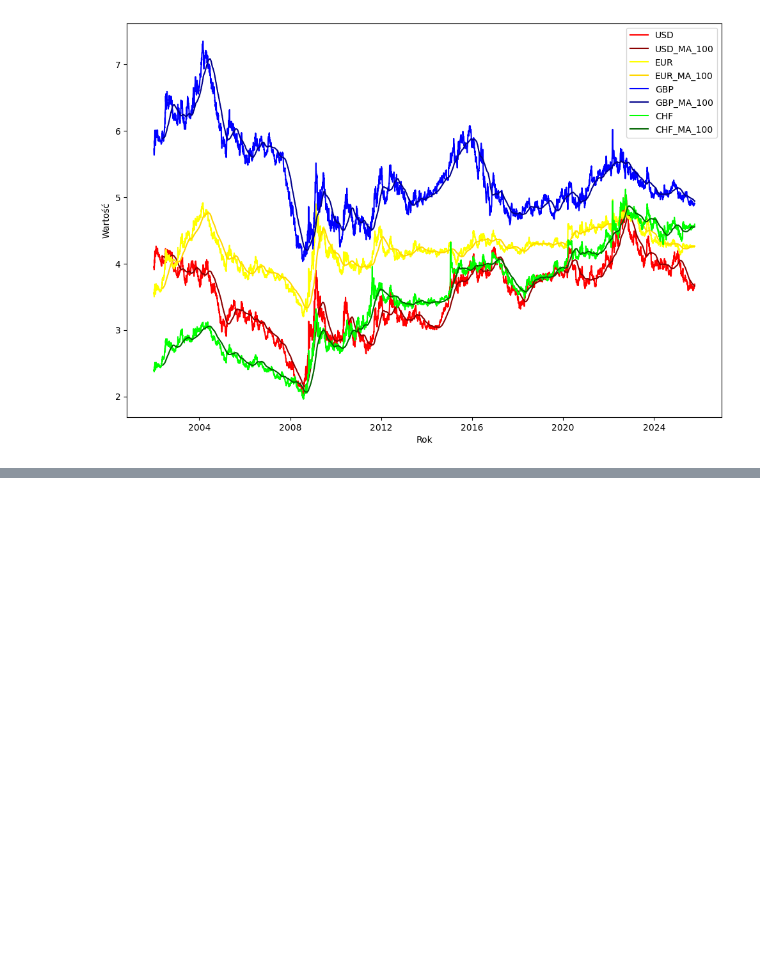
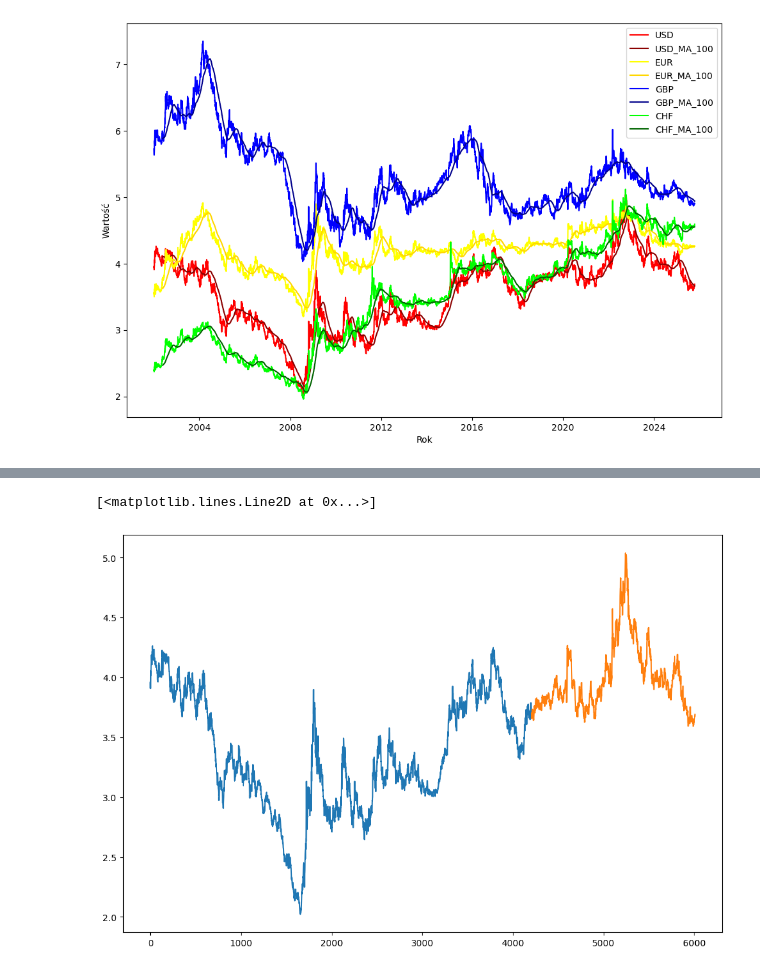
Before and after one commit to karol-jedrzejak/currency-monitor-app, a Jupyter notebook: resources/PredictCurrency.ipynb, the cells around one changed output, grey strips where cells are left out. Cells and saved outputs as stored; diff of their text form; code cells hidden in the pictures; blank space fills up the shorter version.

```diff
--- a/resources/PredictCurrency.ipynb
+++ b/resources/PredictCurrency.ipynb
@@ -237,0 +239,9 @@ plt.ylabel("Wartość")
+# %%
+usd_data_training = pd.DataFrame(currenciesDF.USD[0:int(len(currenciesDF)*0.7)])
+usd_data_testing = pd.DataFrame(currenciesDF.USD[int(len(currenciesDF)*0.7):int(len(currenciesDF))])
+eur_data_training = pd.DataFrame(currenciesDF.EUR[0:int(len(currenciesDF)*0.7)])
+eur_data_testing = pd.DataFrame(currenciesDF.EUR[int(len(currenciesDF)*0.7):int(len(currenciesDF))])
+gbp_data_training = pd.DataFrame(currenciesDF.GBP[0:int(len(currenciesDF)*0.7)])
+gbp_data_testing = pd.DataFrame(currenciesDF.GBP[int(len(currenciesDF)*0.7):int(len(currenciesDF))])
+chf_data_training = pd.DataFrame(currenciesDF.CHF[0:int(len(currenciesDF)*0.7)])
+chf_data_testing = pd.DataFrame(currenciesDF.CHF[int(len(currenciesDF)*0.7):int(len(currenciesDF))])
@@ -237,0 +626,7 @@ plt.ylabel("Wartość")
+# %%
+plt.figure(figsize=(12,8))
+plt.plot(usd_data_training)
+plt.plot(usd_data_testing)
+# %% [output]
+[<matplotlib.lines.Line2D at 0x...>]
+[figure, added]
```
Also changed, not shown: parts of 55 cells of this notebook, 16 other files.
